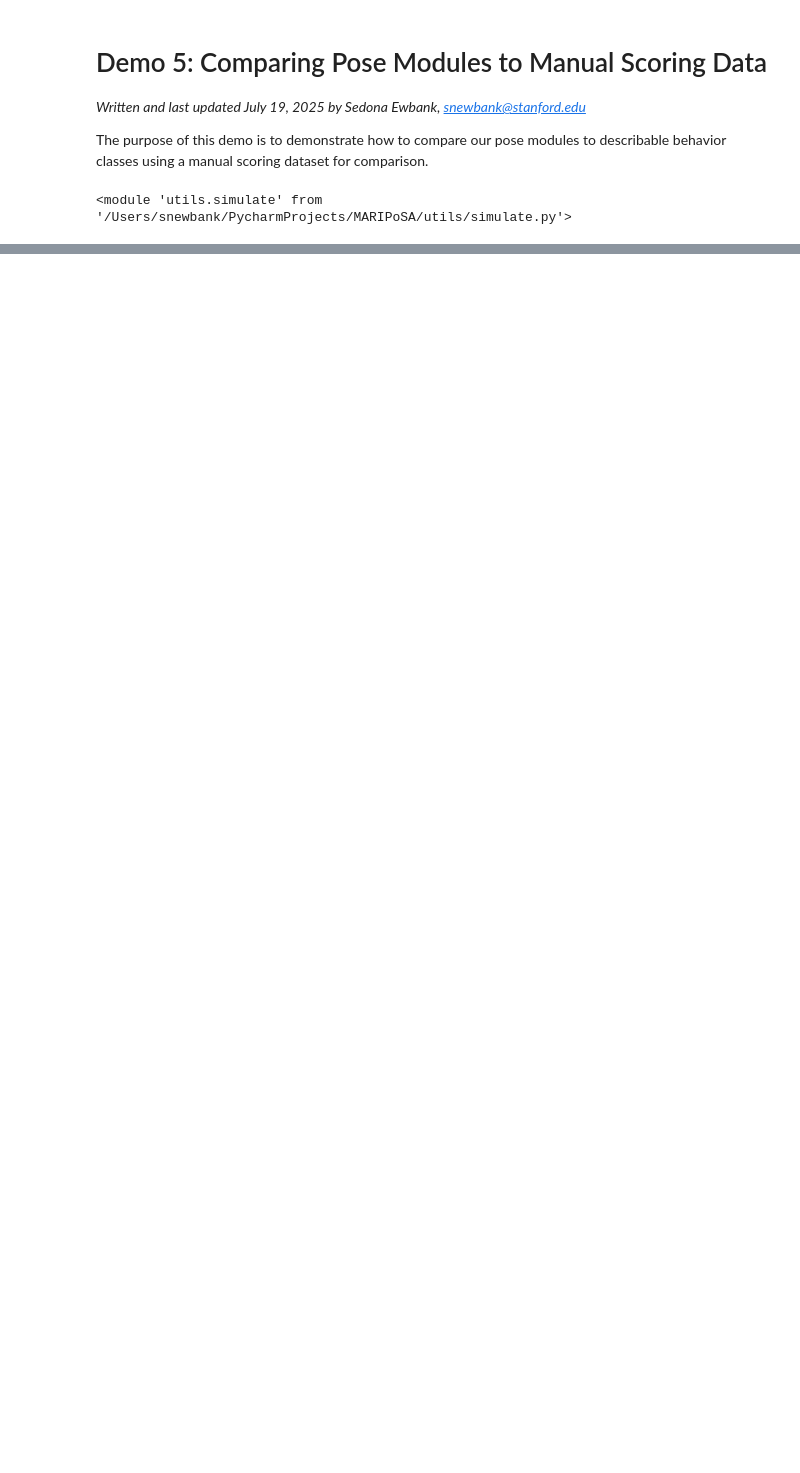
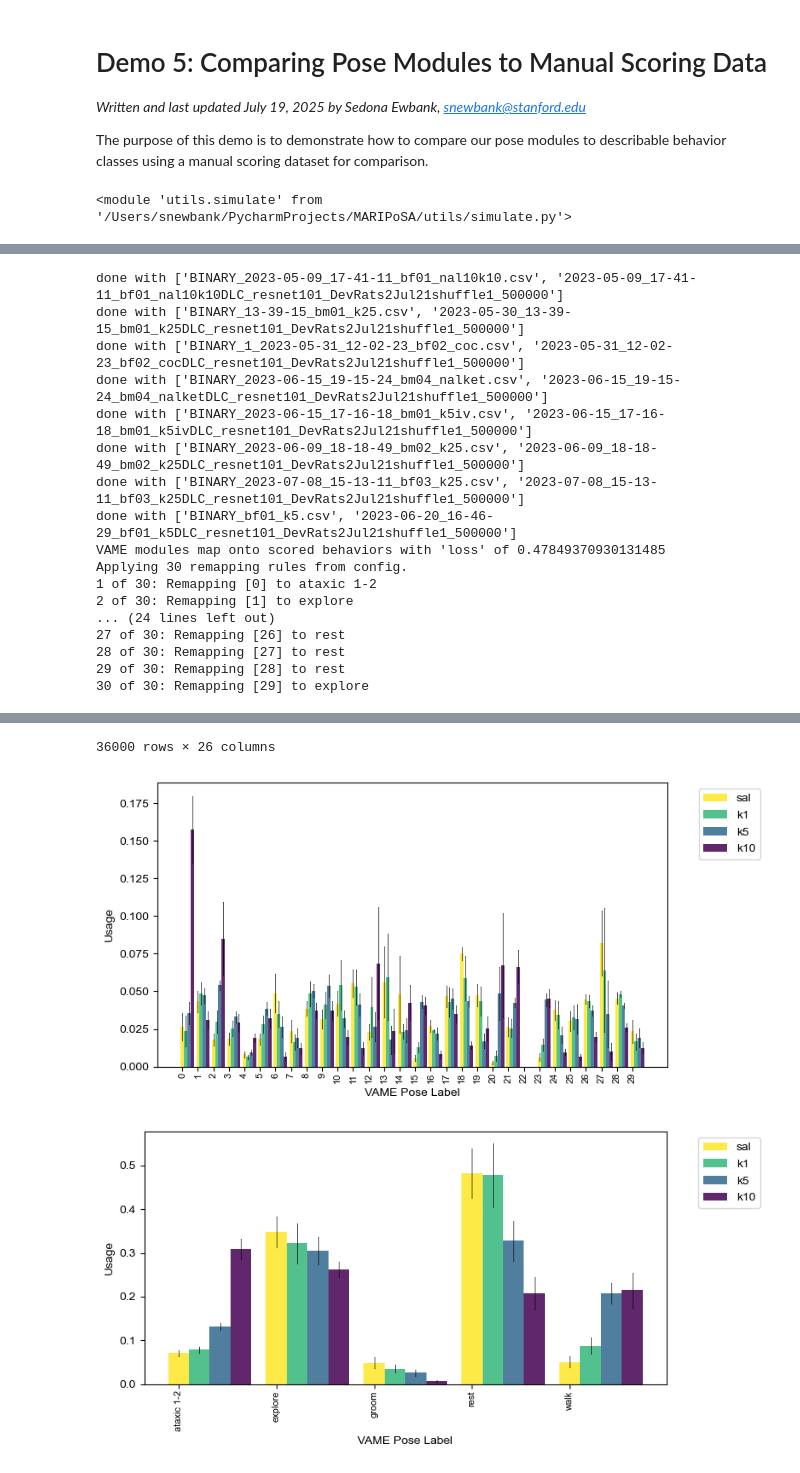
Before and after one commit to s-ewbank/MARIPoSA, a Jupyter notebook: docs/_build/jupyter_execute/demo/Demo5-PoseSegmentation-ManualScoring.ipynb, the cells around one changed output, grey strips where cells are left out. Cells and saved outputs as stored; diff of their text form; code cells hidden in the pictures; blank space fills up the shorter version.

```diff
--- a/docs/_build/jupyter_execute/demo/Demo5-PoseSegmentation-ManualScoring.ipynb
+++ b/docs/_build/jupyter_execute/demo/Demo5-PoseSegmentation-ManualScoring.ipynb
@@ -37,2 +100,21 @@ if not os.path.exists(save_path):
 
 The approach used in MARIPoSA for identifying the behaviors represented by pose modules is to compare to manual scoring data. We have found it is simplest to use manual scoring data incorporated from BORIS and exported in the frame rate of the video as one-hot encoded csv. We then need to set the BORIS csv directory path and the pairings of videos and their corresponding project file within the config.
+# %%
+print("Before editing (default):")
+print(config['boris_directory'])
+print(config['boris_to_pose_pairings'])
+
+config['boris_directory'] = demo_dir + "PS-TEST-25-03-31-ManualScoring/"
+config['boris_to_pose_pairings'] = [
+    ['BINARY_2023-05-09_17-41-11_bf01_nal10k10.csv','2023-05-09_17-41-11_bf01_nal10k10DLC_resnet101_DevRats2Jul21shuffle1_500000'],
+    ['BINARY_13-39-15_bm01_k25.csv','2023-05-30_13-39-15_bm01_k25DLC_resnet101_DevRats2Jul21shuffle1_500000'],
+    ['BINARY_1_2023-05-31_12-02-23_bf02_coc.csv','2023-05-31_12-02-23_bf02_cocDLC_resnet101_DevRats2Jul21shuffle1_500000'],
+    ['BINARY_2023-06-15_19-15-24_bm04_nalket.csv','2023-06-15_19-15-24_bm04_nalketDLC_resnet101_DevRats2Jul21shuffle1_500000'],
+    ['BINARY_2023-06-15_17-16-18_bm01_k5iv.csv','2023-06-15_17-16-18_bm01_k5ivDLC_resnet101_DevRats2Jul21shuffle1_500000'],
+    ['BINARY_2023-06-09_18-18-49_bm02_k25.csv','2023-06-09_18-18-49_bm02_k25DLC_resnet101_DevRats2Jul21shuffle1_500000'],
+    ['BINARY_2023-07-08_15-13-11_bf03_k25.csv','2023-07-08_15-13-11_bf03_k25DLC_resnet101_DevRats2Jul21shuffle1_500000'],
+    ['BINARY_bf01_k5.csv','2023-06-20_16-46-29_bf01_k5DLC_resnet101_DevRats2Jul21shuffle1_500000']
+]
+print("After editing:")
+print(config['boris_directory'])
+print(config['boris_to_pose_pairings'])
@@ -45,0 +148,27 @@ UnboundLocalError: local variable 'labels_df' referenced before assignment
+# %%
+# First, we'll do our dose-response with modules not grouped:
+labels_df = analyze.get_module_labels(config,0,1200,subgroups=["sal","k1","k5","k10"])
+display(labels_df)
+module_usage = analyze.get_module_usage(config,labels_df)
+fig = plot.plot_module_usage(config,
+                             module_usage,
+                             style="bar_error",
+                             figW=8,
+                             figH=4,
+                             cmap="viridis_r")
+
+# Then we can look at our dose-response data with modules remapped to their manual score overlap
+BORIS_to_pose_mat, BORIS_to_pose_mat_normalized, loss = analyze.BORIS_to_pose(config)
+labels_df_remap = analyze.make_remappings_from_BORIS(config,labels_df = labels_df, BORIS_to_pose_mat = BORIS_to_pose_mat)
+display(labels_df_remap)
+
+module_usage = analyze.get_module_usage(config,labels_df,modules_altered=True) # you must set modules_altered = True to get the correct behavior if you have altered the modules, i.e. by remapping to manual scoring class
+fig = plot.plot_module_usage(config,
+                             module_usage,
+                             style="bar_error",
+                             figW=8,
+                             figH=4,
+                             cmap="viridis_r")
+if save:
+    fig.savefig(save_path+"demo5-3_boris_remapped_usage.png",dpi=300)
+# %% [output]
@@ -45,0 +189,17 @@ UnboundLocalError: local variable 'labels_df' referenced before assignment
+done with ['BINARY_2023-05-09_17-41-11_bf01_nal10k10.csv', '2023-05-09_17-41-11_bf01_nal10k10DLC_resnet101_DevRats2Jul21shuffle1_500000']
+done with ['BINARY_13-39-15_bm01_k25.csv', '2023-05-30_13-39-15_bm01_k25DLC_resnet101_DevRats2Jul21shuffle1_500000']
+done with ['BINARY_1_2023-05-31_12-02-23_bf02_coc.csv', '2023-05-31_12-02-23_bf02_cocDLC_resnet101_DevRats2Jul21shuffle1_500000']
+done with ['BINARY_2023-06-15_19-15-24_bm04_nalket.csv', '2023-06-15_19-15-24_bm04_nalketDLC_resnet101_DevRats2Jul21shuffle1_500000']
+done with ['BINARY_2023-06-15_17-16-18_bm01_k5iv.csv', '2023-06-15_17-16-18_bm01_k5ivDLC_resnet101_DevRats2Jul21shuffle1_500000']
+done with ['BINARY_2023-06-09_18-18-49_bm02_k25.csv', '2023-06-09_18-18-49_bm02_k25DLC_resnet101_DevRats2Jul21shuffle1_500000']
+done with ['BINARY_2023-07-08_15-13-11_bf03_k25.csv', '2023-07-08_15-13-11_bf03_k25DLC_resnet101_DevRats2Jul21shuffle1_500000']
+done with ['BINARY_bf01_k5.csv', '2023-06-20_16-46-29_bf01_k5DLC_resnet101_DevRats2Jul21shuffle1_500000']
+VAME modules map onto scored behaviors with 'loss' of 0.47849370930131485
+Applying 30 remapping rules from config.
+1 of 30: Remapping [0] to ataxic 1-2
+2 of 30: Remapping [1] to explore
+... (24 lines left out)
+27 of 30: Remapping [26] to rest
+28 of 30: Remapping [27] to rest
+29 of 30: Remapping [28] to rest
+30 of 30: Remapping [29] to explore
@@ -45,0 +219,3 @@ UnboundLocalError: local variable 'labels_df' referenced before assignment
+36000 rows × 26 columns
+[figure, added]
+[figure, added]
```
Also changed, not shown: parts of 8 cells of this notebook, 27 other files.
